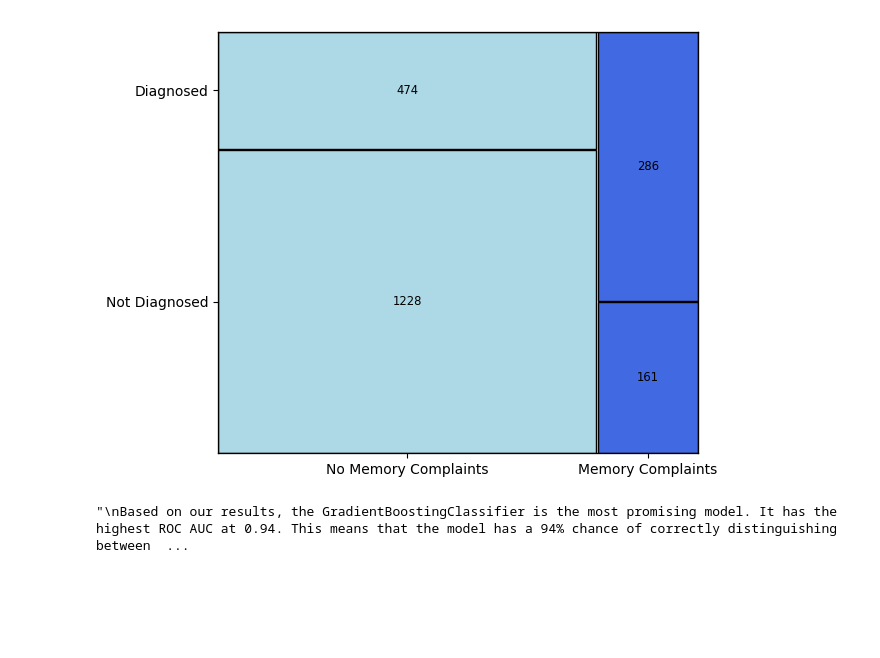
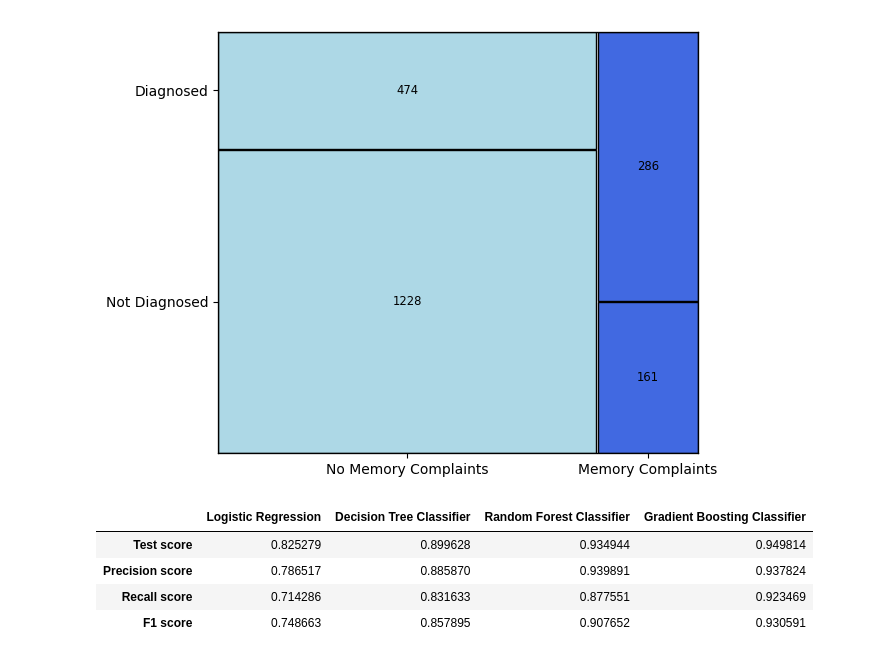
Before and after one commit to kenogihara/alzheimers_project, a Jupyter notebook: alzheimers_disease_project.ipynb, the cells around one changed output. Drawn from its saved outputs; the diff is of its cells as text; code cells hidden in the pictures; blank space fills up the shorter version.

```diff
--- a/alzheimers_disease_project.ipynb
+++ b/alzheimers_disease_project.ipynb
@@ -459,33 +438,36 @@ def train_and_evaluate(classifier, X_train, X_test, y_train, y_test):
     </html>
     """
 
-
-
     html_file_path = f"/Users/kenogihara/Desktop/ALL_PROJECTS/alzheimers_project/assets/roc_curve_{classifier}.html"
     with open(html_file_path, 'w') as f:
         f.write(html)
 
 
     return pd.DataFrame({f"{classifier}": [classifier_test_score, classifier_precision_score, classifier_recall_score,
                          classifier_f1_score]})
 
 logistic_reg = train_and_evaluate(LogisticRegression(random_state = 42), X_train, X_test, y_train, y_test)
 dt = train_and_evaluate(DecisionTreeClassifier(random_state = 42), X_train, X_test, y_train, y_test)
 rf = train_and_evaluate(RandomForestClassifier(random_state = 42), X_train, X_test, y_train, y_test)
 gb = train_and_evaluate(GradientBoostingClassifier(random_state = 42), X_train, X_test, y_train, y_test)
 
 result = pd.concat([logistic_reg, dt, rf, gb], axis = 1)
 result.index = ["Test score", "Precision score", "Recall score", "F1 score"]
 result.columns = ["Logistic Regression", "Decision Tree Classifier", "Random Forest Classifier",
                  "Gradient Boosting Classifier"]
 
 
 # result.to_markdown(index = True)
 
 """
 Based on our results, the GradientBoostingClassifier is the most promising model. It has the highest ROC AUC at 0.94. This means that the model has a 94% chance of correctly distinguishing between patients with and without Alzheimer's Disease across various threshold levels. The ROC AUC score indicates strong overall discriminative power.
 Further analysis shows that the true positive rate, also known as, recall score is 92%. This means that the model incorrectly identifies a person as negative 8% of the time. Optimizing a model's recall is especially important in the medicine since
 false negatives are worse than false positives.
 """
+result
 # %% [output]
-"\nBased on our results, the GradientBoostingClassifier is the most promising model. It has the highest ROC AUC at 0.94. This means that the model has a 94% chance of correctly distinguishing between  ...
+|  | Logistic Regression | Decision Tree Classifier | Random Forest Classifier | Gradient Boosting Classifier |
+| Test score | 0.825279 | 0.899628 | 0.934944 | 0.949814 |
+| Precision score | 0.786517 | 0.885870 | 0.939891 | 0.937824 |
+| Recall score | 0.714286 | 0.831633 | 0.877551 | 0.923469 |
+| F1 score | 0.748663 | 0.857895 | 0.907652 | 0.930591 |
```
Also changed, not shown: parts of 4 cells of this notebook, 1 other file.
